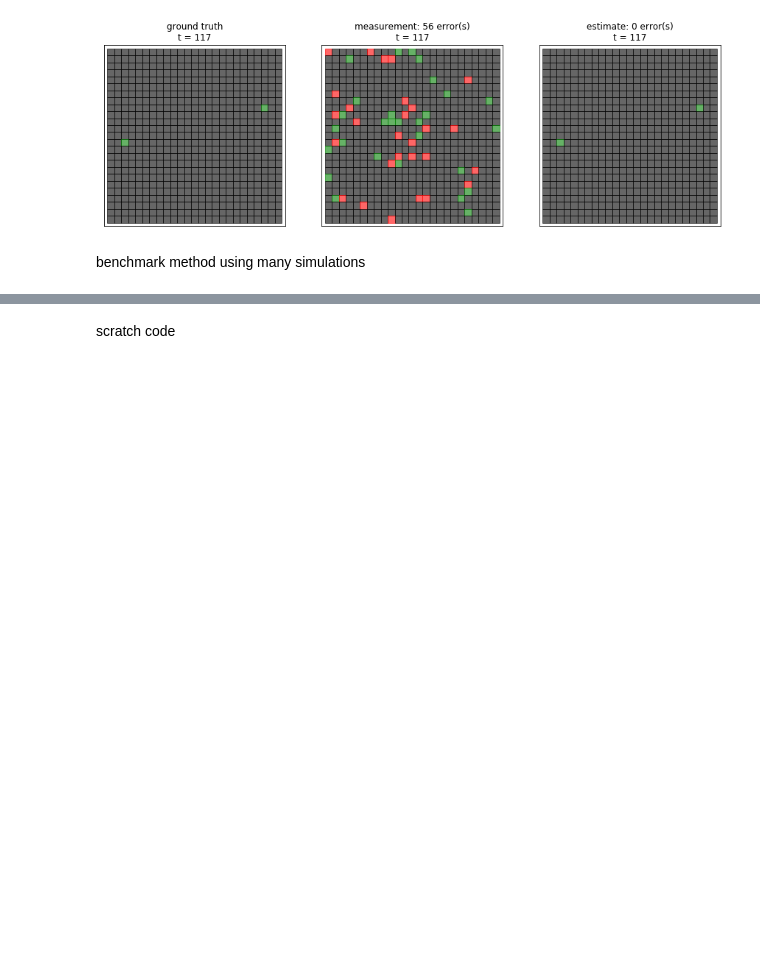
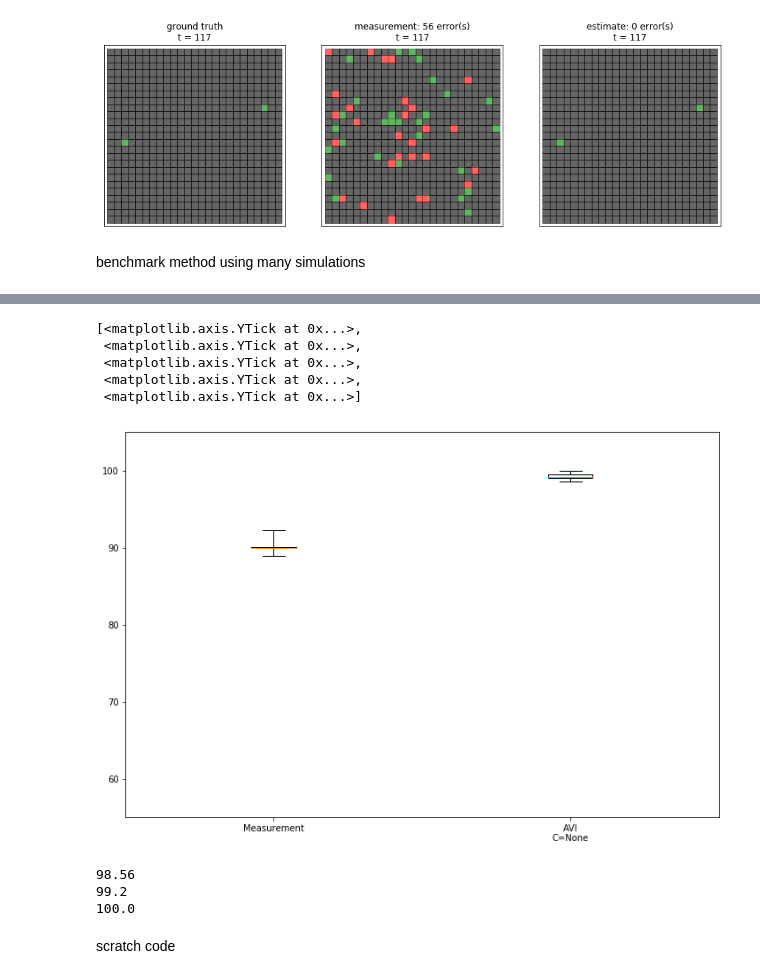
Before and after one commit to rhaksar/filter-large-GMDPs, a Jupyter notebook: message passing.ipynb, the cells around one changed output, grey strips where cells are left out. Saved outputs shown, nothing was run; the diff lists cells and outputs as text; code cells hidden in the pictures; blank space fills up the shorter version.

```diff
--- a/message passing.ipynb
+++ b/message passing.ipynb
@@ -710,3 +712,43 @@ ax.plot(meas_error_plot)
+# %%
+plot_data = []
+state_accuracy = []
+meas_accuracy = []
+for s in results.keys():
+    if isinstance(s, int):
+        errors = results[s]['state_error']
+        accuracies_pct = [(grid_size**2 - e)*100/grid_size**2 for e in errors]
+        state_accuracy.append(np.median(accuracies_pct))
+
+        errors = results[s]['meas_error']
+        accuracies_pct = [(grid_size**2 - e)*100/grid_size**2 for e in errors]
+        meas_accuracy.append(np.median(accuracies_pct))
+
+plot_data.append(meas_accuracy)
+plot_data.append(state_accuracy)
+
+fig = plt.figure(figsize=(12,8))
+ax = fig.add_subplot(111)
+returns = boxplot_ax = ax.boxplot(plot_data, whis='range')
+
+ax.set_xticklabels(['Measurement','AVI\nC=%s'%Cparam])
+ax.set_ylim([55,105])
+ax.set_yticks(np.arange(60, 110, 10.0))
+# %% [output]
+[<matplotlib.axis.YTick at 0x...>,
+ <matplotlib.axis.YTick at 0x...>,
+ <matplotlib.axis.YTick at 0x...>,
+ <matplotlib.axis.YTick at 0x...>,
+ <matplotlib.axis.YTick at 0x...>]
+[figure, added]
+# %%
+ex_data = plot_data[1]
+print(np.amin(ex_data))
+print(np.median(ex_data))
+print(np.amax(ex_data))
+# %% [output]
+98.56
+99.2
+100.0
 # %% [markdown]
 scratch code
 # %%
```
Also changed, not shown: parts of 4 cells of this notebook.
